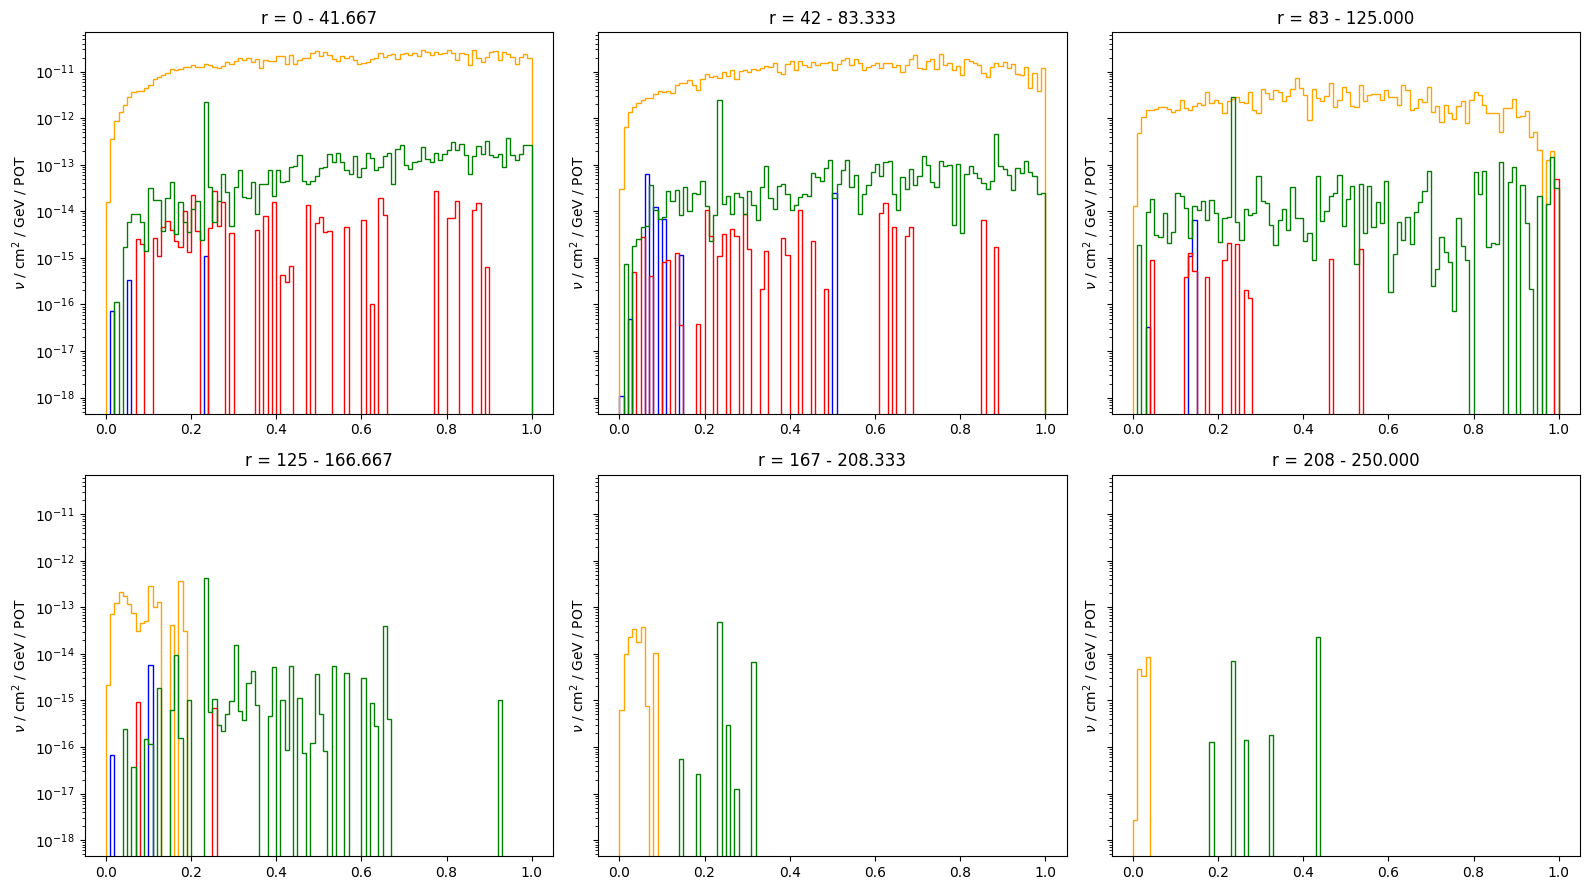
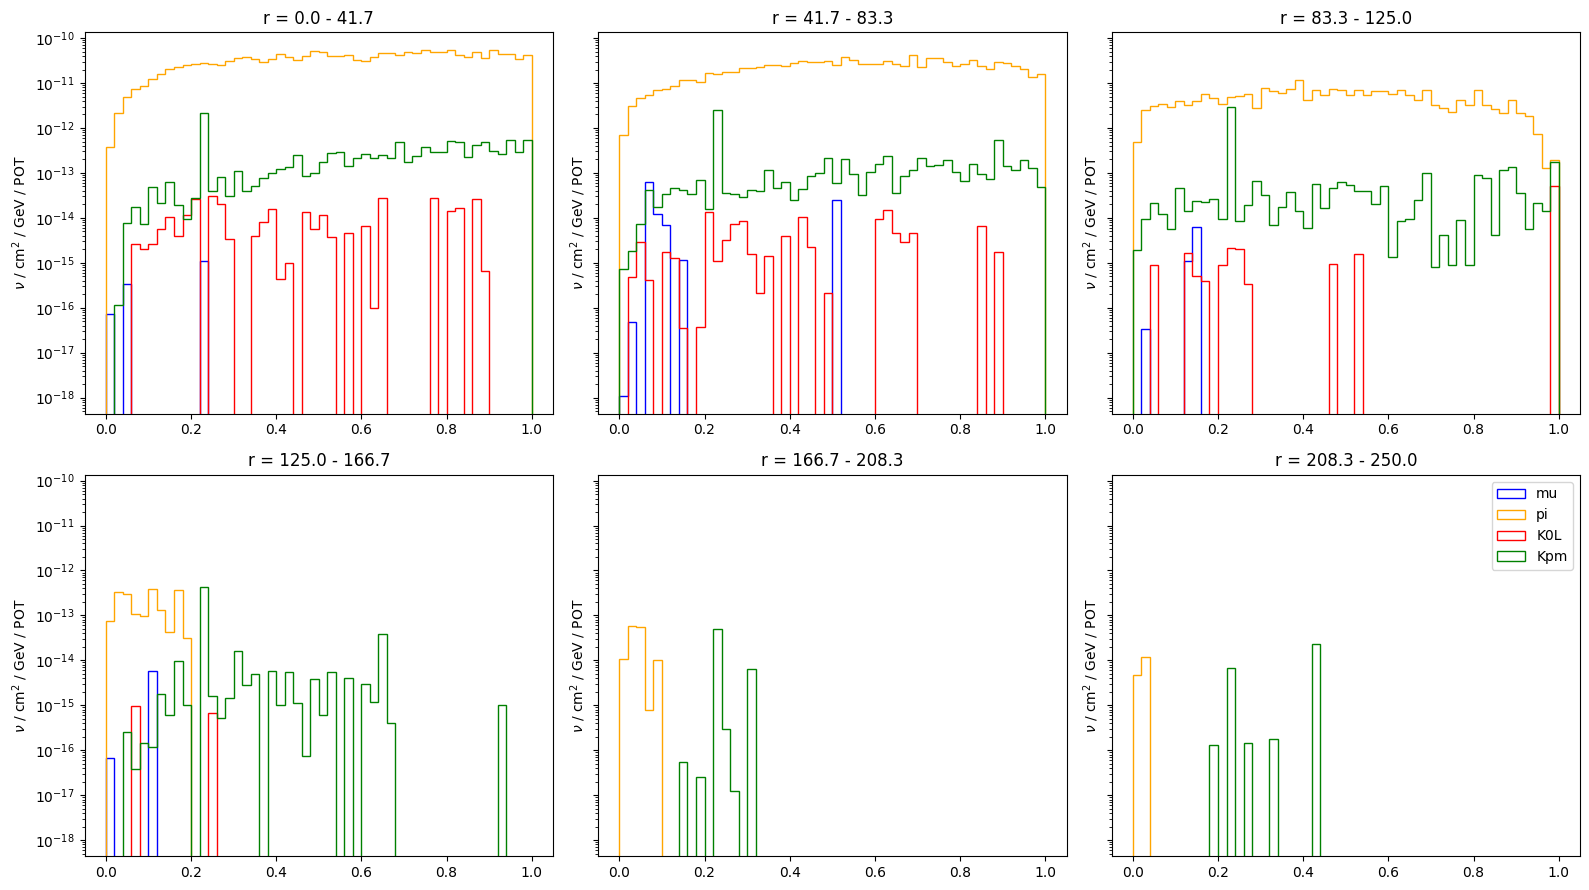
The notebook cell's code change between the first figure and the second:
--- before
+++ after
@@ -1,6 +1,7 @@
+
 
 rows, columns = 2, 3
 fig, axs = plt.subplots(rows,columns, figsize=(16, 9), sharey=True)
-bins = np.linspace(0, 1, 101)  # GeV
+bins = np.linspace(0, 1, 51)  # GeV
 
 nbins = rows * columns
@@ -16,8 +17,9 @@
     for c in range(columns):
         
-        mask = is_numu & radial_masks[r*columns + c] & energy_range
+        mask = data.flavour_mask(14) & radial_masks[r*columns + c] & data.energy_mask()
 
-        for label, (parent_mask, colour) in parent_groups.items():
-                axs[r][c].hist(energies[mask & parent_mask], bins=bins, weights=tot_wgts[mask & parent_mask],
+        for label, (parent_pdgs, colour) in data.parent_groups.items():
+                full_mask = mask & data.parent_mask(parent_pdgs)
+                axs[r][c].hist(data.energies[full_mask], bins=bins, weights=data.tot_wgts[full_mask],
                         label=label, color=colour, histtype="step", linewidth=1)
 
@@ -26,8 +28,32 @@
         axs[r][c].set_title(f"r = {(r*columns + c)*(250/nbins):.1f} - {(r*columns + c+1)*(250/nbins):.1f}")
 
+axs[rows-1][columns-1].legend()
 fig.tight_layout()
 plt.show()
 
 
+kdar_mask = data.energy_mask([0.235,0.236])
+print("KDAR energy window: 235-236 MeV (0.235-0.236 GeV)")
 
+for i in range(len(edges)-1):
+    edge_lo = edges[i]
+    edge_hi = edges[i+1]
+    rmask = radial_masks[i]
+    mask =  rmask & kdar_mask & data.flavour_mask(14)
 
+    total_weighted = np.sum(data.tot_wgts[mask])
+    total_counts = np.count_nonzero(mask)
+
+    print(f"{edge_lo:.1f}-{edge_hi:.1f} cm")
+    if total_weighted <= 0:
+        print("  (no events in this bin)")
+        continue
+
+    for label, (p_pdgs, colour) in data.parent_groups.items():
+        w = np.sum(data.tot_wgts[mask & data.parent_mask(p_pdgs)])
+        n = np.count_nonzero(mask & data.parent_mask(p_pdgs))
+        event_count = data.event_count([0.235,0.236], 14, p_pdgs, rmask)
+        ratio = w / total_weighted
+        print(f"  {label:4s}: ratio={ratio:.3f}, Events={event_count}")
+
+    print()

Commit: structure change